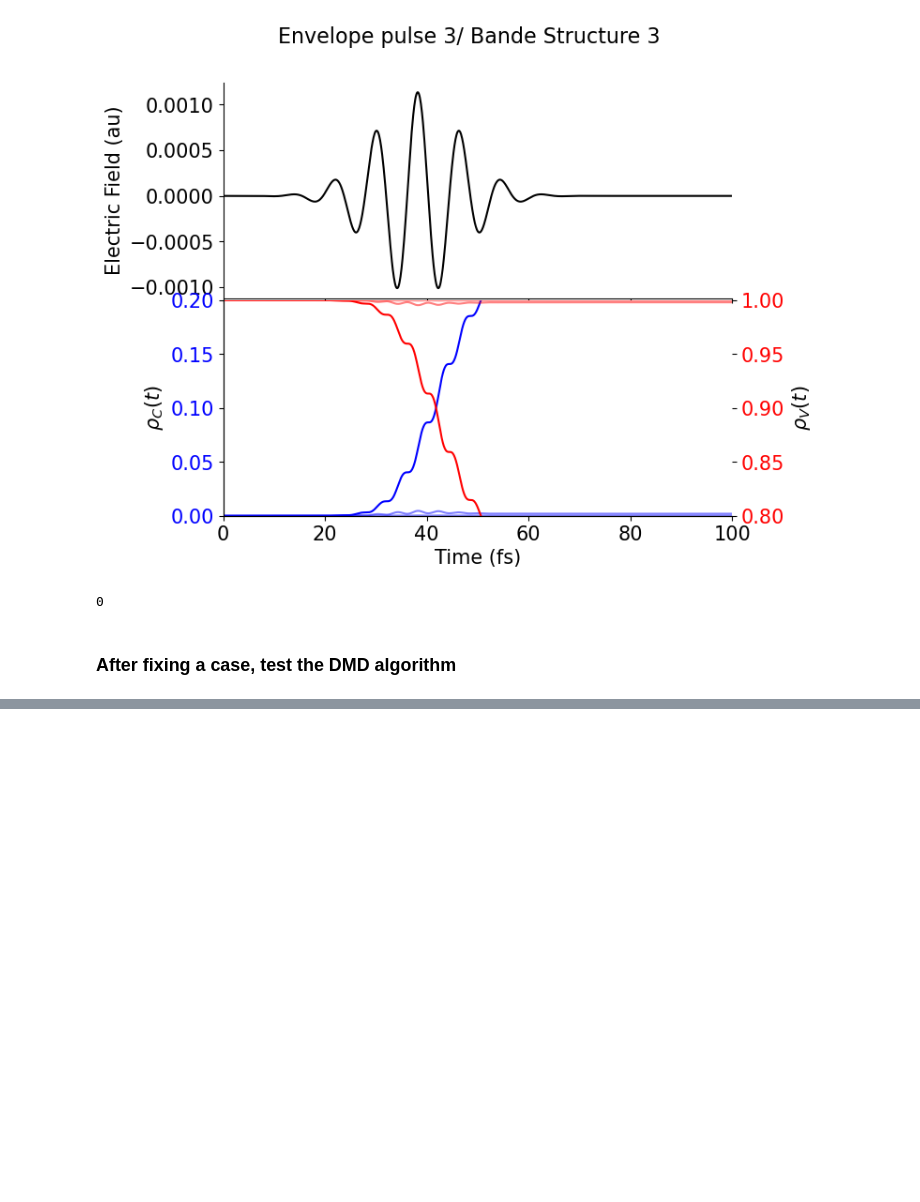
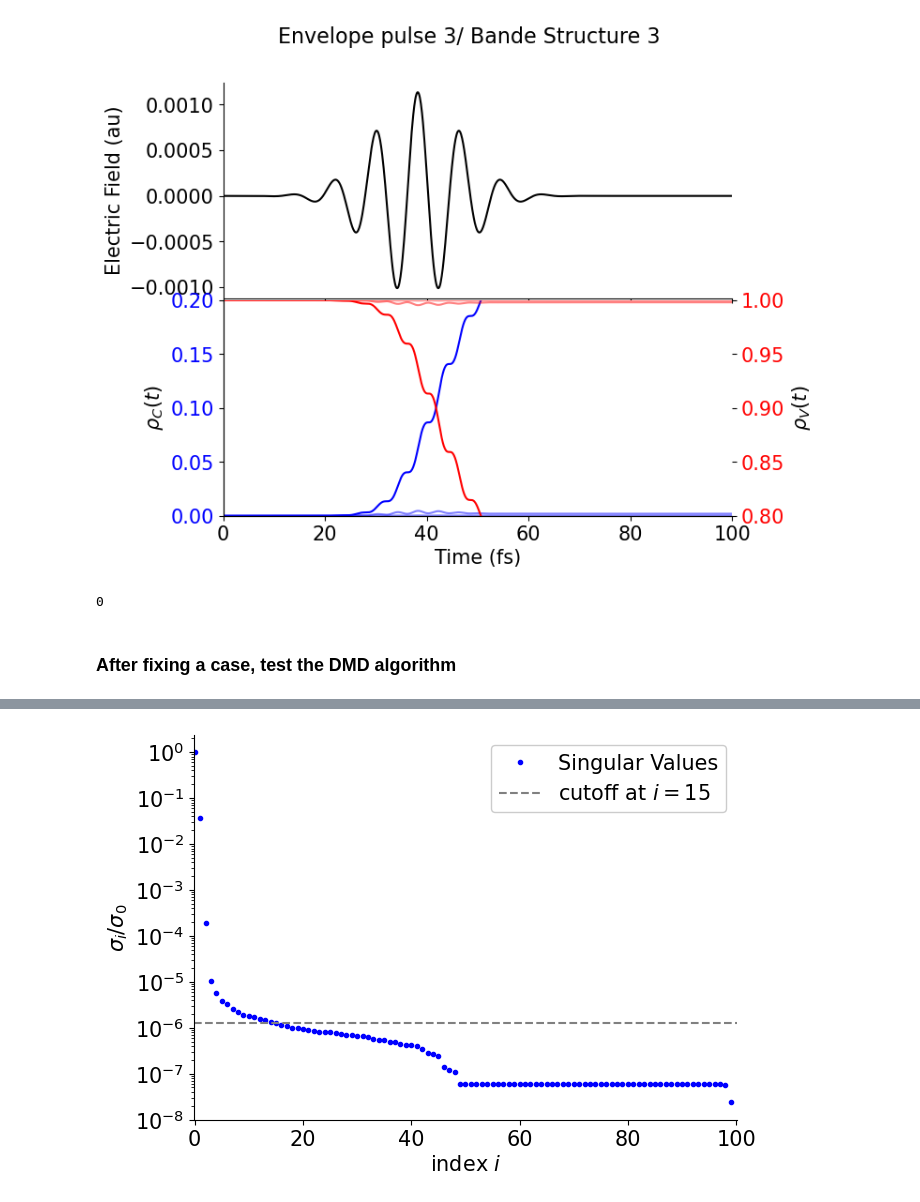
Before and after one commit to juanpulgarin/DMD_project, a Jupyter notebook: Running_Script.ipynb, the cells around one changed output, grey strips where cells are left out. Cells and saved outputs as stored; diff of their text form; code cells hidden in the pictures; blank space fills up the shorter version.

Commit message:
Using the DMD module

```diff
--- a/Running_Script.ipynb
+++ b/Running_Script.ipynb
@@ -745,0 +580,86 @@ plotting.plot_eigenvalues(mu)
+# %%
+
+
+#-------------- Simple Pulse 3 / Band structure 2--------------
+case = 1
+FWHM  = 20. / cst.tfs
+sigma = FWHM/(2.0*np.sqrt(2*np.log(2)))
+E0 = 1.9
+efield_case1 = Hamiltonian.E(t, sigma,E0, ω=0.5/cst.Ry, case=case )
+t = np.linspace(0, 100, 1000)/ cst.tfs
+J      = 1.0/cst.Ry
+delta  = 0.5/cst.Ry
+k_list = np.linspace(-np.pi, np.pi, 101)[:-1]
+
+t_span= (t[0],t[-1])
+
+solutions=np.zeros((len(k_list),2,len(t)),dtype=np.complex64)
+for k_i,k in enumerate(k_list):
+    y0 = np.array([1.0, 0.0, 0.0, 0.0], dtype=complex)
+    sol = solve_ivp(lambda t, y: Hamiltonian.rhs(t, y, k, J, delta, sigma, E0, ω=0.5/cst.Ry,case=case), t_span, y0, t_eval=t)
+    solutions[k_i,0,:] = sol.y[0]
+    solutions[k_i,1,:] = sol.y[1]
+limits=np.array([[0,100],[0.0,0.2]])
+
+
+
+# ====== Using it ======
+t_dmd = t[:-1]  # because X and Y have 999 time steps
+X = solutions[:, 0, :-1]  # shape: (num_k, len(t)-1)
+Y = solutions[:, 0, 1:]   # one step ahead
+
+
+truncamiento=-6
+
+
+eigvals, Phi_L, r_L, S      = Hamiltonian.perform_dmd(X, Y, t, 3)
+mu, Phi_M, r_M, Sig2 = Hamiltonian.DMD(X, Y,orden_truncado=truncamiento)
+plotting.plot_singular_values(Sig2,15, False) #10**(truncamiento)
+plotting.plot_eigenvalues(mu)
+
+
+
+import warnings
+
+warnings.filterwarnings("ignore")
+
+import numpy as np
+import matplotlib.pyplot as plt
+
+from pydmd import DMD, BOPDMD
+from pydmd.plotter import plot_eigs, plot_summary
+from pydmd.preprocessing import hankel_preprocessing
+
+
+delay = 400  # we will use this number of delays throughout the tutorial
+dmd = DMD(svd_rank=15)
+delay_dmd = hankel_preprocessing(dmd, d=delay)
+delay_dmd.fit(X)
+
+# Reconstruction
+X_dmd = dmd.reconstructed_data.real  # or .imag or .abs()
+# Optional: get eigenvalues or modes
+eigs = dmd.eigs
+modes = dmd.modes
+
+
+dt = t[1] - t[0]
+plot_summary(delay_dmd, x=X, t=dt, d=delay)
+
+
+import matplotlib.pyplot as plt
+
+# Chop the first 399 time points to align with DMD output
+t_dmd_shifted = t_dmd[:600]
+
+# Truncate DMD data to match the shortened time axis
+x_dmd_shifted = X_dmd[50].real[:len(t_dmd_shifted)]
+
+# Plot
+plt.plot(t_dmd, X[50].real, label="Original", alpha=0.6)
+plt.plot(t_dmd_shifted, x_dmd_shifted, label="DMD Reconstructed (shifted to t=0)", linestyle='--')
+plt.legend()
+plt.title("Reconstruction at k index 50 (DMD shifted to start at t=0)")
+plt.show()
+# %% [output]
+[figure, added]
```
Also changed, not shown: parts of 12 cells of this notebook, 4 other files.
